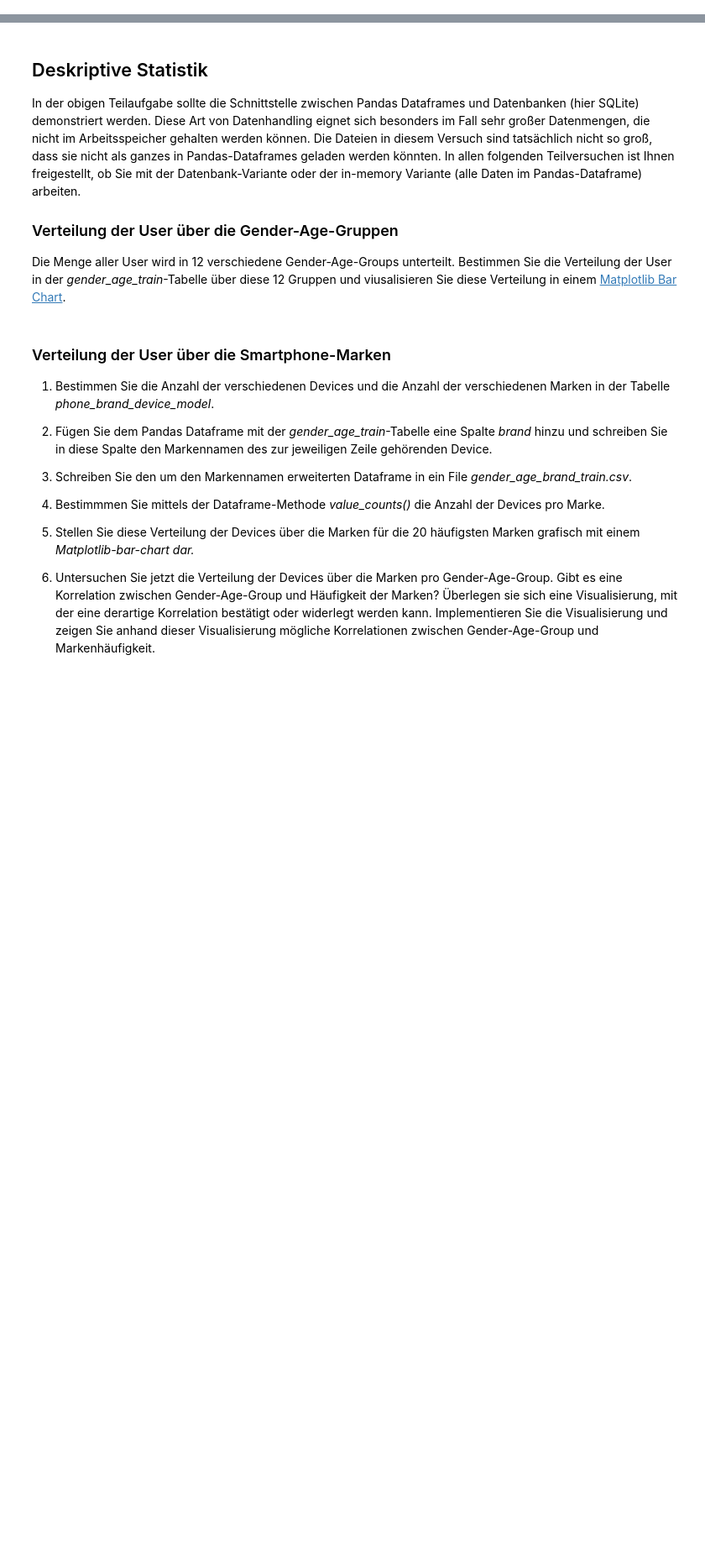
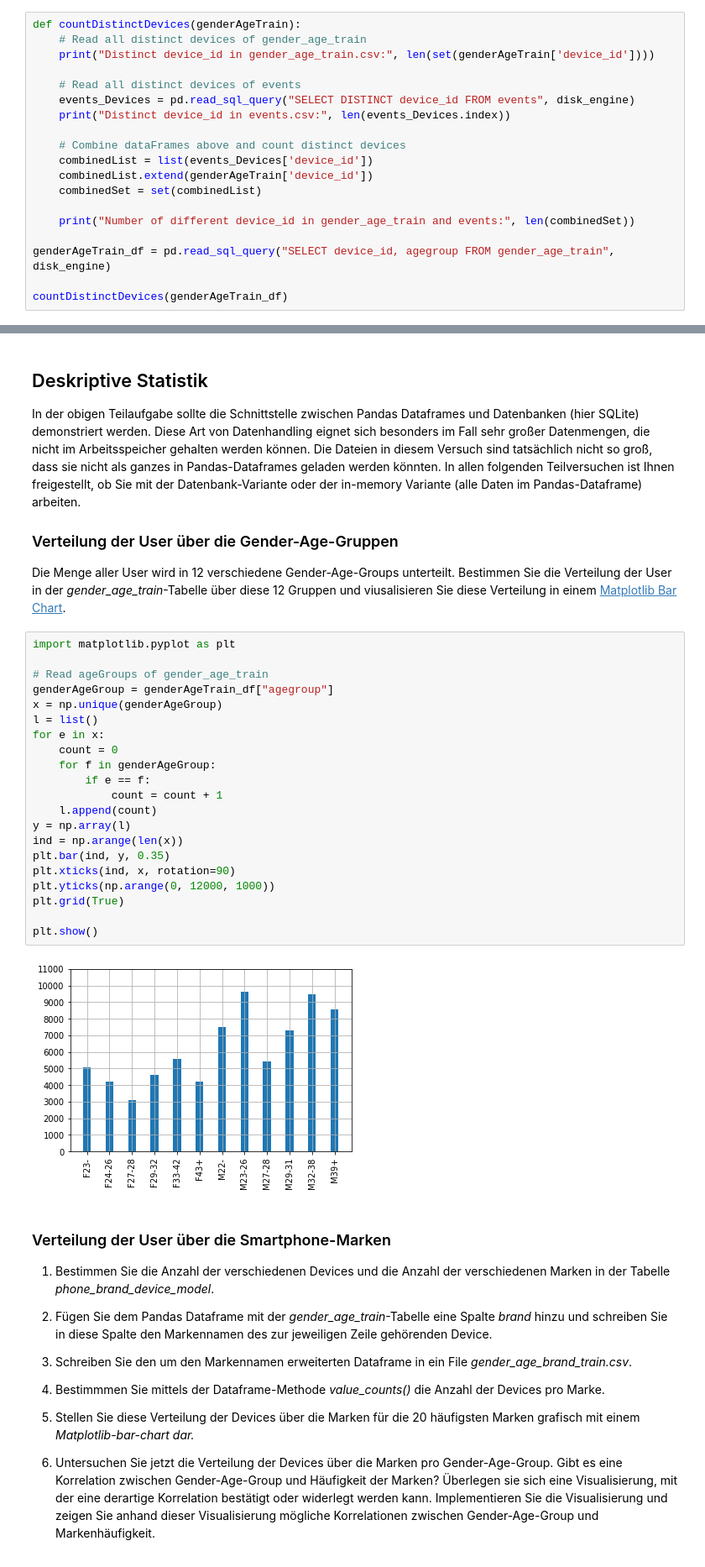
Before and after one commit to codeOfJannik/DataMining_Projects, a Jupyter notebook: task1_MobileUsers/VersuchMobileUsers.ipynb, the cells around one changed output, grey strips where cells are left out. Shown at 84% size. Cells and saved outputs as stored; diff of their text form; blank space fills up the shorter version.

```diff
--- a/task1_MobileUsers/VersuchMobileUsers.ipynb
+++ b/task1_MobileUsers/VersuchMobileUsers.ipynb
@@ -77,0 +210,19 @@ _Tipp:_ Mit der auf dem Skripteserver bereitgestellten Datei _brandMap.txt_, kö
+# %%
+def countDistinctDevices(genderAgeTrain):
+    # Read all distinct devices of gender_age_train
+    print("Distinct device_id in gender_age_train.csv:", len(set(genderAgeTrain['device_id'])))
+
+    # Read all distinct devices of events
+    events_Devices = pd.read_sql_query("SELECT DISTINCT device_id FROM events", disk_engine)
+    print("Distinct device_id in events.csv:", len(events_Devices.index))
+
+    # Combine dataFrames above and count distinct devices
+    combinedList = list(events_Devices['device_id'])
+    combinedList.extend(genderAgeTrain['device_id'])
+    combinedSet = set(combinedList)
+
+    print("Number of different device_id in gender_age_train and events:", len(combinedSet))
+
+genderAgeTrain_df = pd.read_sql_query("SELECT device_id, agegroup FROM gender_age_train", disk_engine)
+
+countDistinctDevices(genderAgeTrain_df)
@@ -83,6 +238,29 @@ In der obigen Teilaufgabe sollte die Schnittstelle zwischen Pandas Dataframes un
 ### Verteilung der User über die Gender-Age-Gruppen
 
 Die Menge aller User wird in 12 verschiedene Gender-Age-Groups unterteilt. Bestimmen Sie die Verteilung der User in der *gender\_age\_train*-Tabelle über diese 12 Gruppen und viusalisieren Sie diese Verteilung in einem [Matplotlib Bar Chart](http://matplotlib.org/api/pyplot_api.html).
+# %%
+import matplotlib.pyplot as plt
+
+# Read ageGroups of gender_age_train
+genderAgeGroup = genderAgeTrain_df["agegroup"]
+x = np.unique(genderAgeGroup)
+l = list()
+for e in x:
+    count = 0
+    for f in genderAgeGroup:
+        if e == f:
+            count = count + 1
+    l.append(count)
+y = np.array(l)
+ind = np.arange(len(x))
+plt.bar(ind, y, 0.35)
+plt.xticks(ind, x, rotation=90)
+plt.yticks(np.arange(0, 12000, 1000))
+plt.grid(True)
+
+plt.show()
+# %% [output]
+[figure, added]
 # %% [markdown]
 ### Verteilung der User über die Smartphone-Marken
 
```
Also changed, not shown: parts of 7 cells of this notebook, 1 other file.
